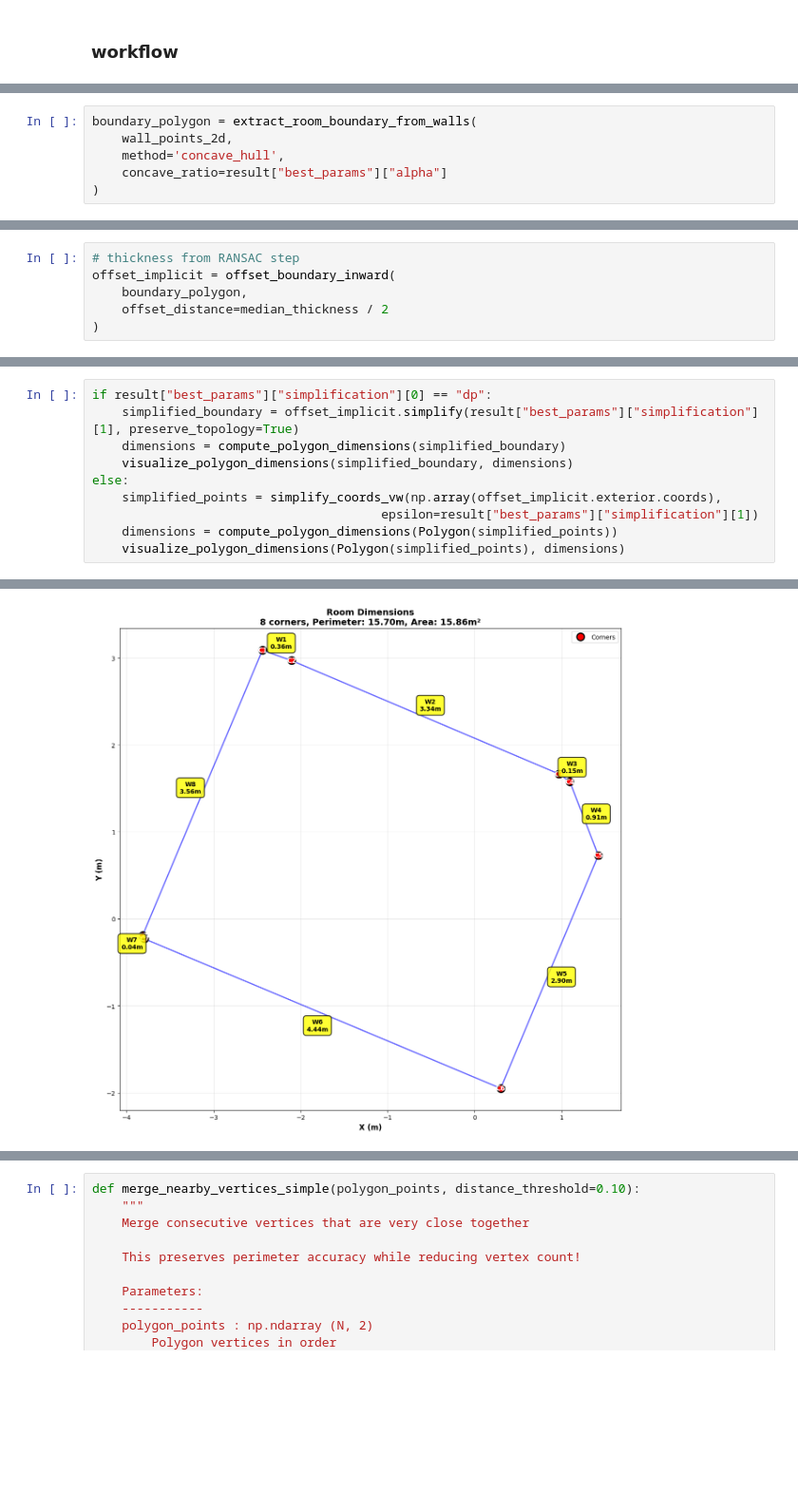
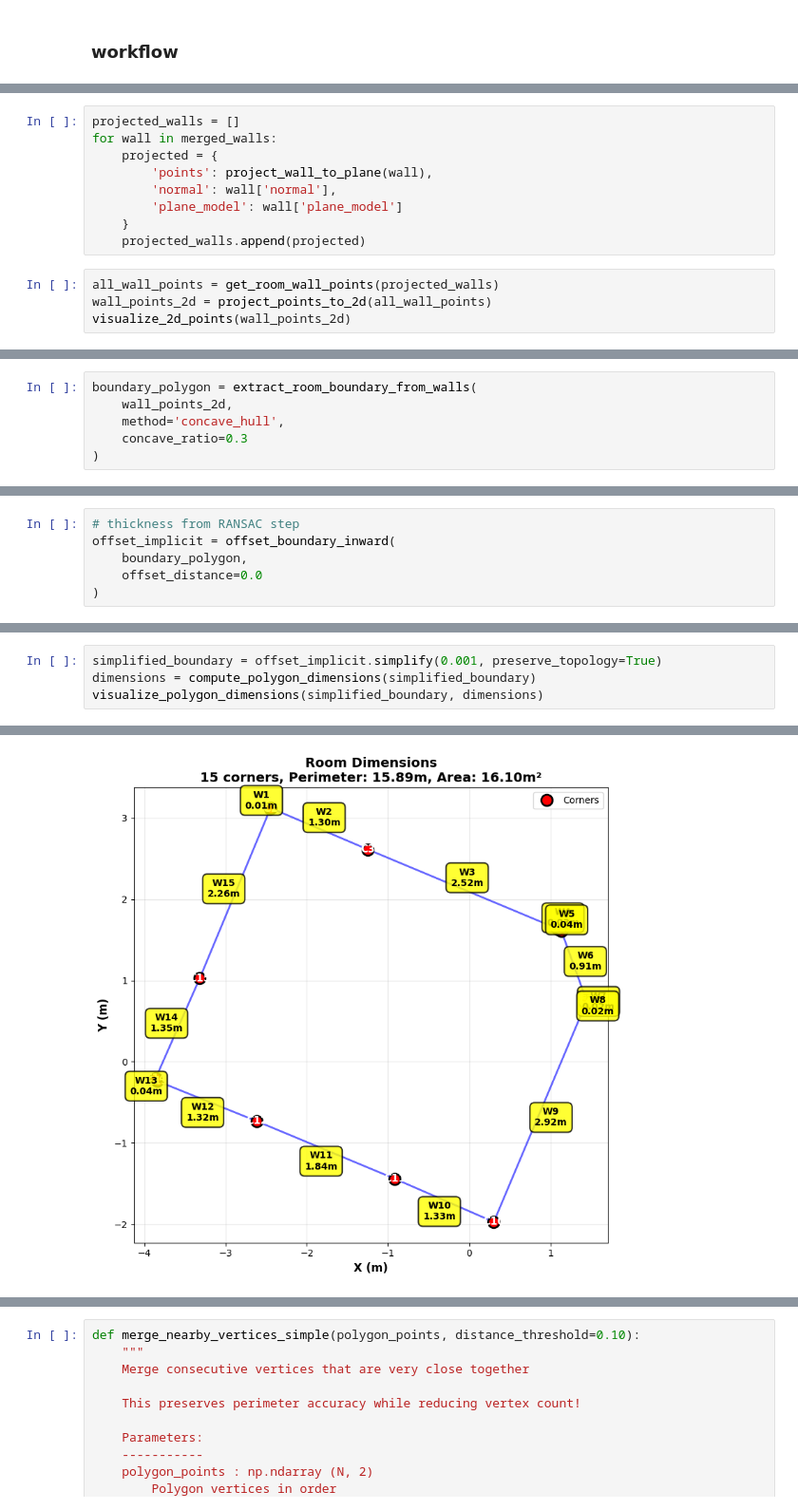
Before and after one commit to ivanovdn/3d-sementic-segmentation, a Jupyter notebook: notebooks/floorplan-alex3.ipynb, the cells around one changed output, grey strips where cells are left out. Shown at 95% size. Cells and saved outputs as stored; diff of their text form; blank space fills up the shorter version.

```diff
--- a/notebooks/floorplan-alex3.ipynb
+++ b/notebooks/floorplan-alex3.ipynb
@@ -346,0 +316,13 @@ result
+# %%
+projected_walls = []
+for wall in merged_walls:
+    projected = {
+        'points': project_wall_to_plane(wall),
+        'normal': wall['normal'],
+        'plane_model': wall['plane_model']
+    }
+    projected_walls.append(projected)
+# %%
+all_wall_points = get_room_wall_points(projected_walls)
+wall_points_2d = project_points_to_2d(all_wall_points)
+visualize_2d_points(wall_points_2d)
@@ -348,5 +332,5 @@ result
 boundary_polygon = extract_room_boundary_from_walls(
     wall_points_2d,
     method='concave_hull',
-    concave_ratio=result["best_params"]["alpha"]
+    concave_ratio=0.3
 )
@@ -354,7 +342,7 @@ boundary_polygon = extract_room_boundary_from_walls(
 # thickness from RANSAC step
 offset_implicit = offset_boundary_inward(
     boundary_polygon,
-    offset_distance=median_thickness / 2
+    offset_distance=0.0
 )
 # %%
 plt.figure(figsize=(12, 6))
@@ -377,13 +365,7 @@ plt.show()
 # %%
-if result["best_params"]["simplification"][0] == "dp":
-    simplified_boundary = offset_implicit.simplify(result["best_params"]["simplification"][1], preserve_topology=True)
-    dimensions = compute_polygon_dimensions(simplified_boundary)
-    visualize_polygon_dimensions(simplified_boundary, dimensions)
-else:
-    simplified_points = simplify_coords_vw(np.array(offset_implicit.exterior.coords),
-                                       epsilon=result["best_params"]["simplification"][1])
-    dimensions = compute_polygon_dimensions(Polygon(simplified_points))
-    visualize_polygon_dimensions(Polygon(simplified_points), dimensions)
+simplified_boundary = offset_implicit.simplify(0.001, preserve_topology=True)
+dimensions = compute_polygon_dimensions(simplified_boundary)
+visualize_polygon_dimensions(simplified_boundary, dimensions)
 # %% [output]
 ======================================================================
 POLYGON DIMENSIONS
@@ -404,2 +386,2 @@ Total area:      15.862m²
 ======================================================================
-[figure, old version]
+[figure, new version]
```
Also changed, not shown: parts of 51 cells of this notebook, 2 other files.
